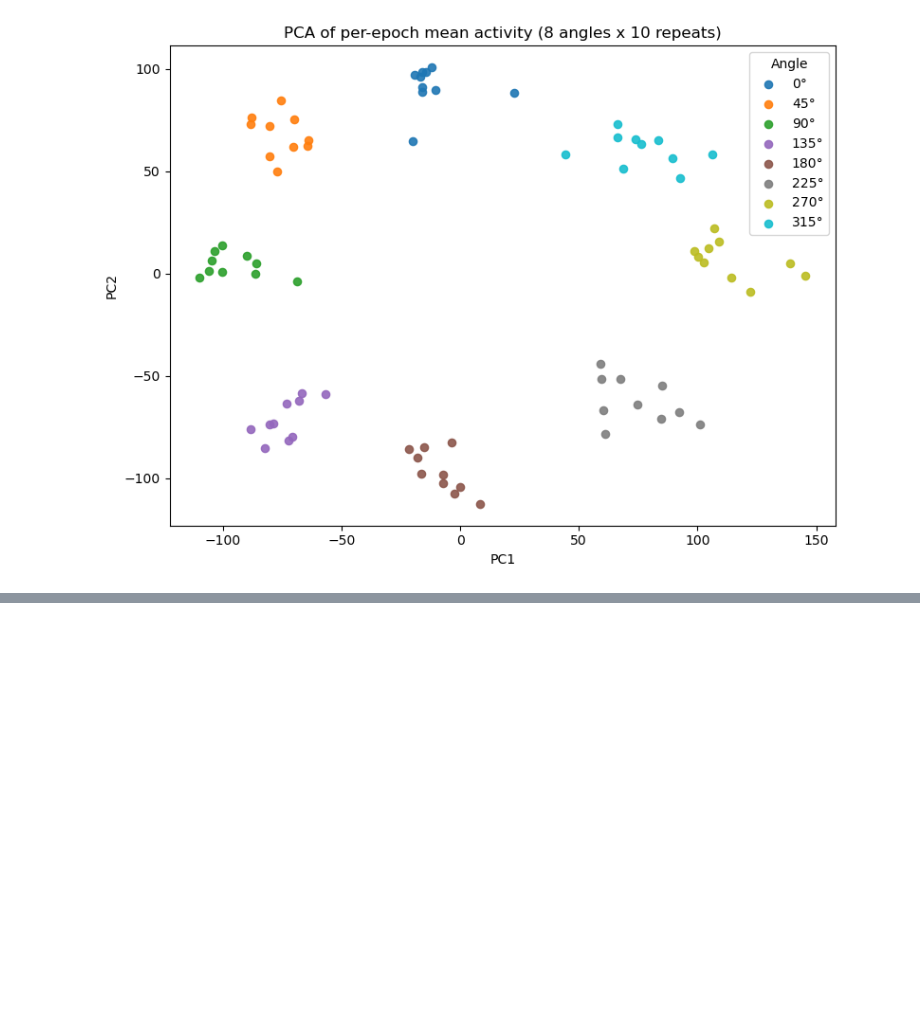
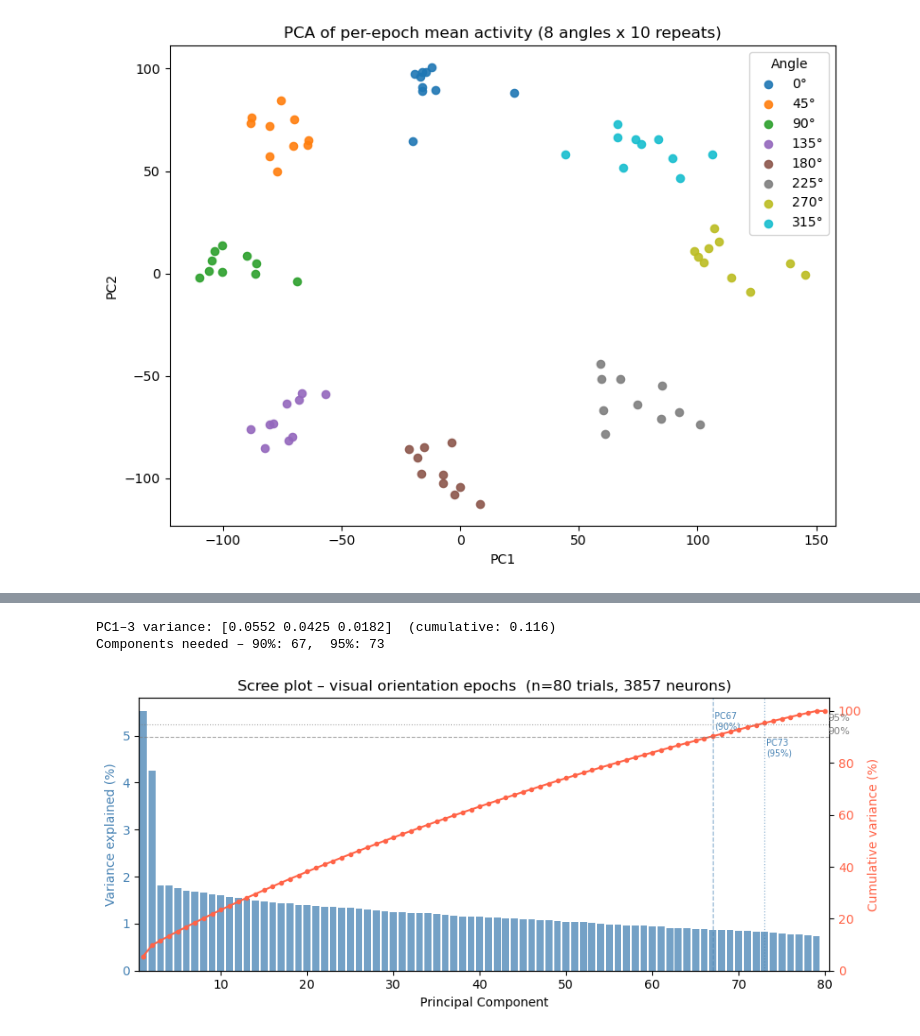
Before and after one commit to ricebci/high_dimensional_stim_sim, a Jupyter notebook: run_visual_orientations_raster.ipynb, the cells around one changed output, grey strips where cells are left out. Cells and saved outputs as stored; diff of their text form; code cells hidden in the pictures; blank space fills up the shorter version.

```diff
--- a/run_visual_orientations_raster.ipynb
+++ b/run_visual_orientations_raster.ipynb
@@ -239,0 +411,53 @@ else:
+# %%
+# ── Scree plot: variance explained by PCA on epoch activity vectors ─────────
+if len(times_all) == 0:
+    print("No spikes available for scree plot.")
+else:
+    N_COMPONENTS = min(sample_vectors.shape[0], sample_vectors.shape[1])
+    pca_full = PCA(n_components=N_COMPONENTS)
+    pca_full.fit(sample_vectors)
+
+    evr  = pca_full.explained_variance_ratio_
+    cumr = np.cumsum(evr)
+
+    fig, ax1 = plt.subplots(figsize=(9, 4))
+    ax2 = ax1.twinx()
+
+    ax1.bar(np.arange(1, N_COMPONENTS + 1), evr * 100,
+            color="steelblue", alpha=0.75)
+    ax2.plot(np.arange(1, N_COMPONENTS + 1), cumr * 100,
+             color="tomato", marker="o", markersize=3, linewidth=1.5)
+    ax2.axhline(90, color="gray", linestyle="--", linewidth=0.8, alpha=0.7)
+    ax2.axhline(95, color="gray", linestyle=":",  linewidth=0.8, alpha=0.7)
+    ax2.text(N_COMPONENTS + 0.3, 90.5, "90%", color="gray", fontsize=8, va="bottom")
+    ax2.text(N_COMPONENTS + 0.3, 95.5, "95%", color="gray", fontsize=8, va="bottom")
+
+    ax1.set_xlabel("Principal Component")
+    ax1.set_ylabel("Variance explained (%)", color="steelblue")
+    ax2.set_ylabel("Cumulative variance (%)", color="tomato")
+    ax1.set_xlim(0.5, N_COMPONENTS + 0.5)
+    ax1.set_ylim(0)
+    ax2.set_ylim(0, 105)
+    ax1.tick_params(axis="y", labelcolor="steelblue")
+    ax2.tick_params(axis="y", labelcolor="tomato")
+    ax1.set_title(
+        f"Scree plot – visual orientation epochs  "
+        f"(n={sample_vectors.shape[0]} trials, {sample_vectors.shape[1]} neurons)"
+    )
+
+    n90 = int(np.searchsorted(cumr, 0.90)) + 1
+    n95 = int(np.searchsorted(cumr, 0.95)) + 1
+    ax1.axvline(n90, color="steelblue", linestyle="--", linewidth=0.9, alpha=0.6)
+    ax1.axvline(n95, color="steelblue", linestyle=":",  linewidth=0.9, alpha=0.6)
+    ylim_top = ax1.get_ylim()[1]
+    ax1.text(n90 + 0.2, ylim_top * 0.95, f"PC{n90}\n(90%)", fontsize=7, color="steelblue", va="top")
+    ax1.text(n95 + 0.2, ylim_top * 0.85, f"PC{n95}\n(95%)", fontsize=7, color="steelblue", va="top")
+
+    print(f"PC1–3 variance: {evr[:3].round(4)}  (cumulative: {cumr[2]:.3f})")
+    print(f"Components needed – 90%: {n90},  95%: {n95}")
+    plt.tight_layout()
+    plt.show()
+# %% [output]
+PC1–3 variance: [0.0552 0.0425 0.0182]  (cumulative: 0.116)
+Components needed – 90%: 67,  95%: 73
+[figure, added]
```
Also changed, not shown: parts of 6 cells of this notebook, 16 other files.
